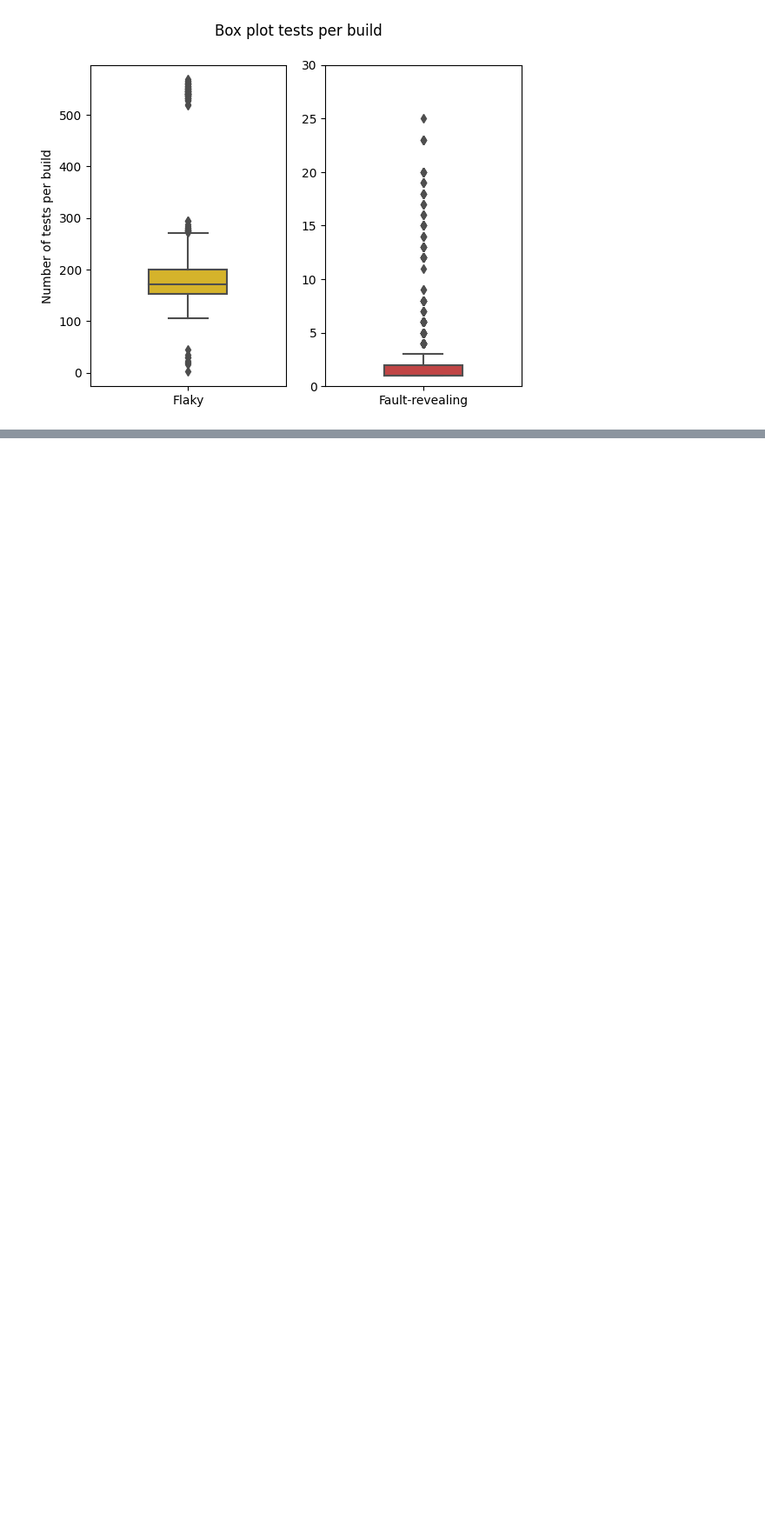
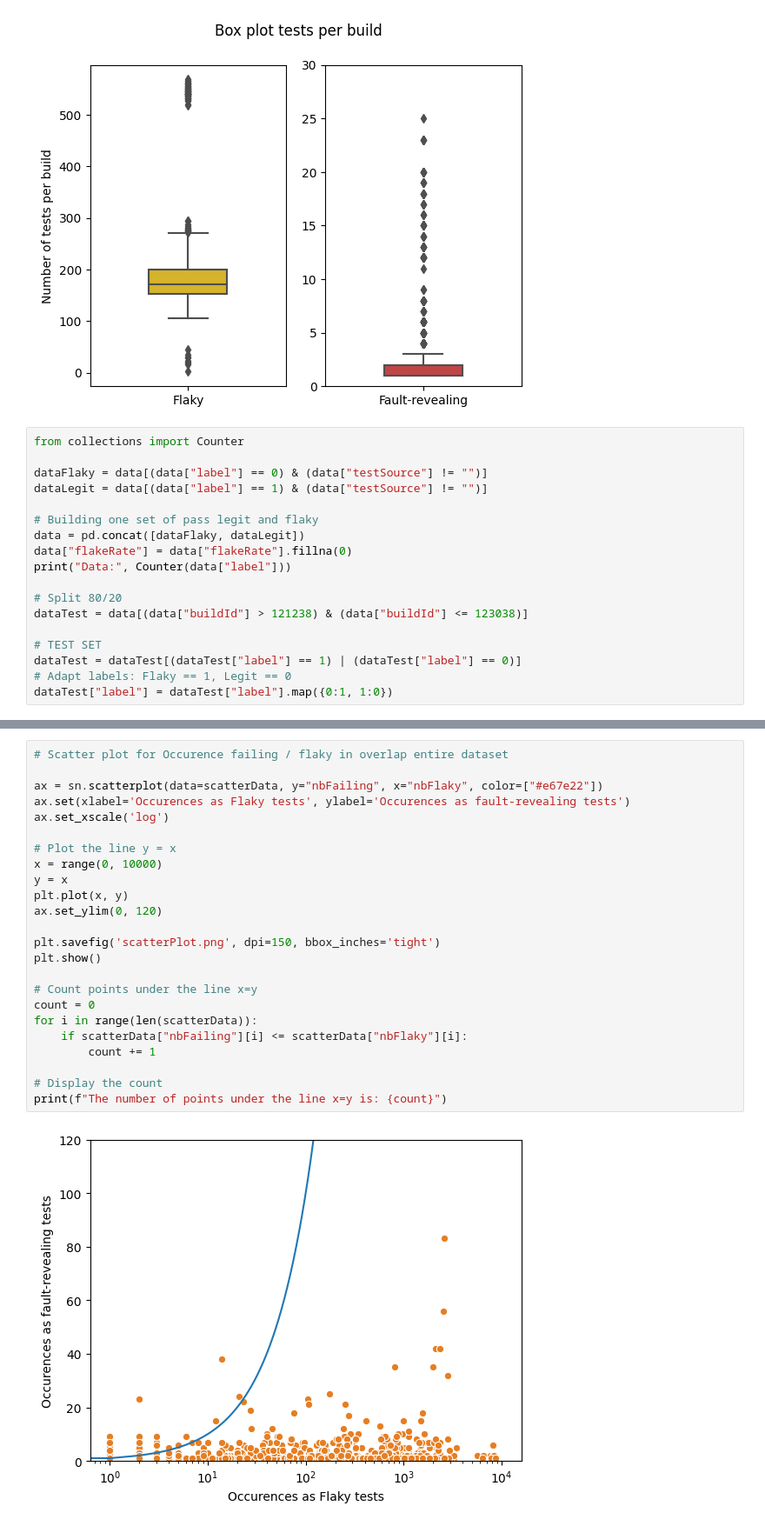
Before and after one commit to GuillaumeHaben/ChromiumFlakyFailures, a Jupyter notebook: discussions.ipynb, the cells around one changed output, grey strips where cells are left out. Shown: that part at 87% size. Saved outputs shown, nothing was run; the diff lists cells and outputs as text; blank space fills up the shorter version.

Commit message:
Add data collection scripts, update notebooks with revision modifications

```diff
--- a/discussions.ipynb
+++ b/discussions.ipynb
@@ -107,3 +79,21 @@ plt.savefig('sample.png', dpi=150, bbox_inches='tight')
 plt.show()
 # %% [output]
 [figure]
+# %%
+from collections import Counter
+
+dataFlaky = data[(data["label"] == 0) & (data["testSource"] != "")]
+dataLegit = data[(data["label"] == 1) & (data["testSource"] != "")]
+
+# Building one set of pass legit and flaky
+data = pd.concat([dataFlaky, dataLegit])
+data["flakeRate"] = data["flakeRate"].fillna(0)
+print("Data:", Counter(data["label"]))
+
+# Split 80/20
+dataTest = data[(data["buildId"] > 121238) & (data["buildId"] <= 123038)]
+
+# TEST SET
+dataTest = dataTest[(dataTest["label"] == 1) | (dataTest["label"] == 0)]
+# Adapt labels: Flaky == 1, Legit == 0
+dataTest["label"] = dataTest["label"].map({0:1, 1:0})
@@ -109,0 +196,26 @@ plt.show()
+# %%
+# Scatter plot for Occurence failing / flaky in overlap entire dataset
+
+ax = sn.scatterplot(data=scatterData, y="nbFailing", x="nbFlaky", color=["#e67e22"])
+ax.set(xlabel='Occurences as Flaky tests', ylabel='Occurences as fault-revealing tests')
+ax.set_xscale('log')
+
+# Plot the line y = x
+x = range(0, 10000)
+y = x
+plt.plot(x, y)
+ax.set_ylim(0, 120)
+
+plt.savefig('scatterPlot.png', dpi=150, bbox_inches='tight')
+plt.show()
+
+# Count points under the line x=y
+count = 0
+for i in range(len(scatterData)):
+    if scatterData["nbFailing"][i] <= scatterData["nbFlaky"][i]:
+        count += 1
+
+# Display the count
+print(f"The number of points under the line x=y is: {count}")
+# %% [output]
+[figure, added]
```
Also changed, not shown: parts of 7 cells of this notebook, 6 other files.
